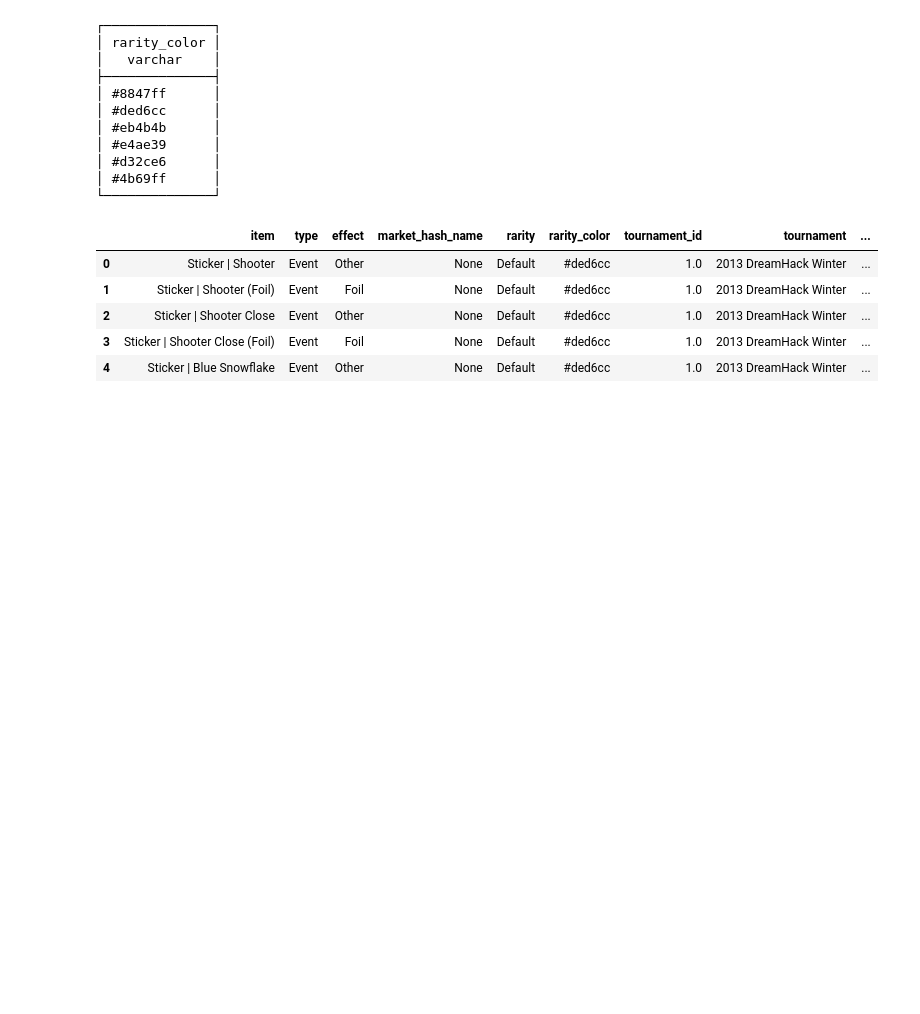
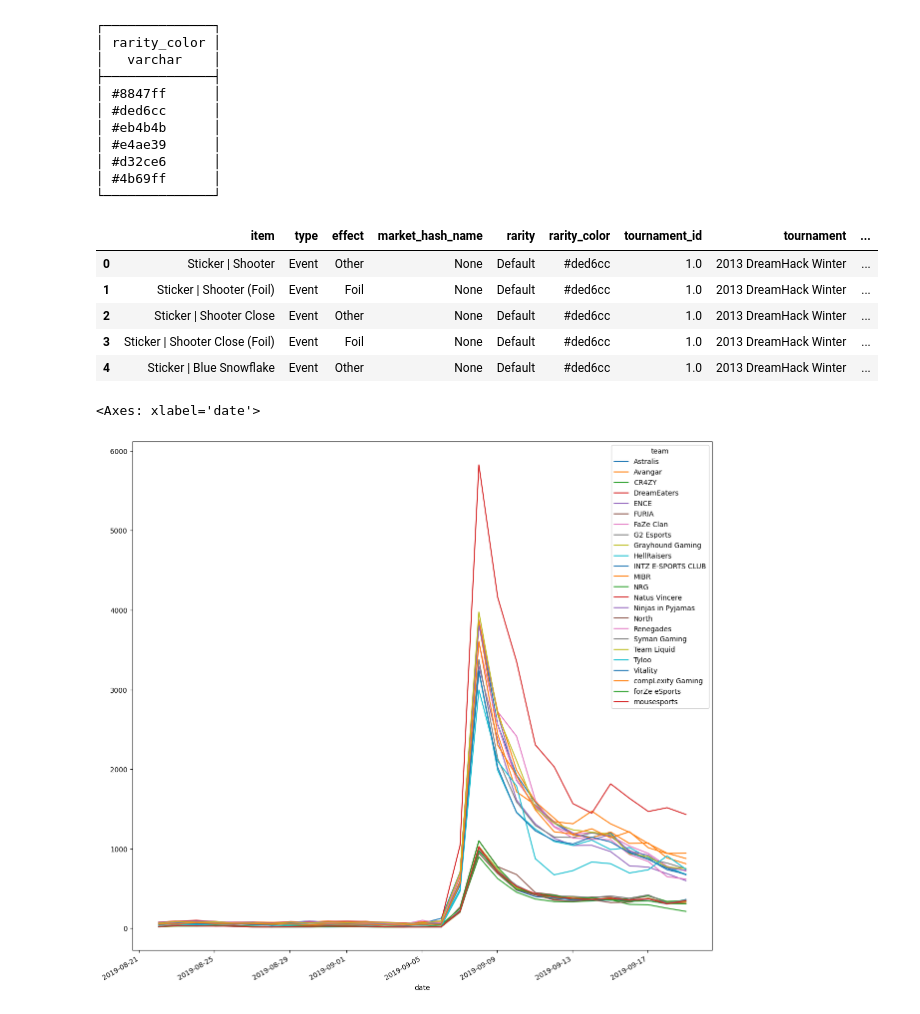
Before and after one commit to curtisjbradley/MarketReview, a Jupyter notebook: data-explore.ipynb, the cells around one changed output. Drawn from its saved outputs; the diff is of its cells as text; code cells hidden in the pictures; blank space fills up the shorter version.

Commit message:
Mo Graphs :)

```diff
--- a/data-explore.ipynb
+++ b/data-explore.ipynb
@@ -95,0 +98,8 @@ out.head()
+# %%
+duckdb.query("select team, volume as money, date from stkr where tournament_id = 16 and ABS(DATEDIFF('day', '2019-09-05',date)) < 15").df().pivot_table(columns="team", values="money", index="date").dropna().reset_index().plot.line(
+    x="date",
+    figsize=(15,15)
+)
+# %% [output]
+<Axes: xlabel='date'>
+[figure, added]
```
Also changed, not shown: parts of 3 cells of this notebook.
